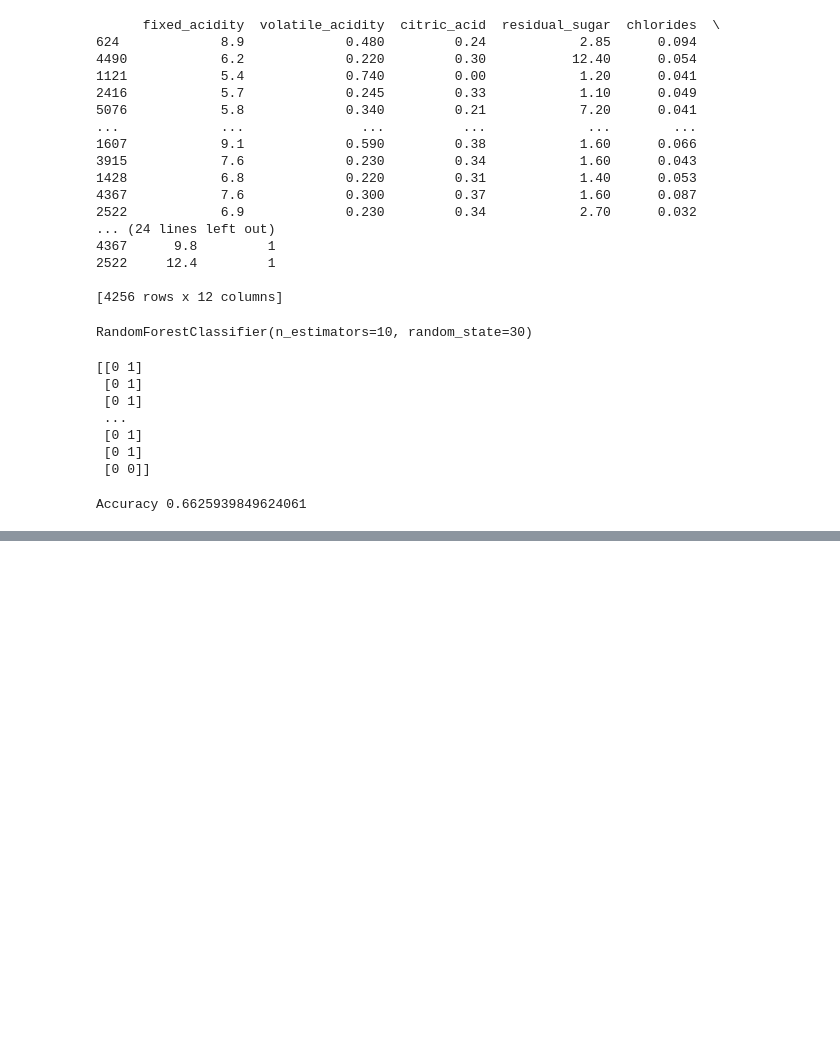
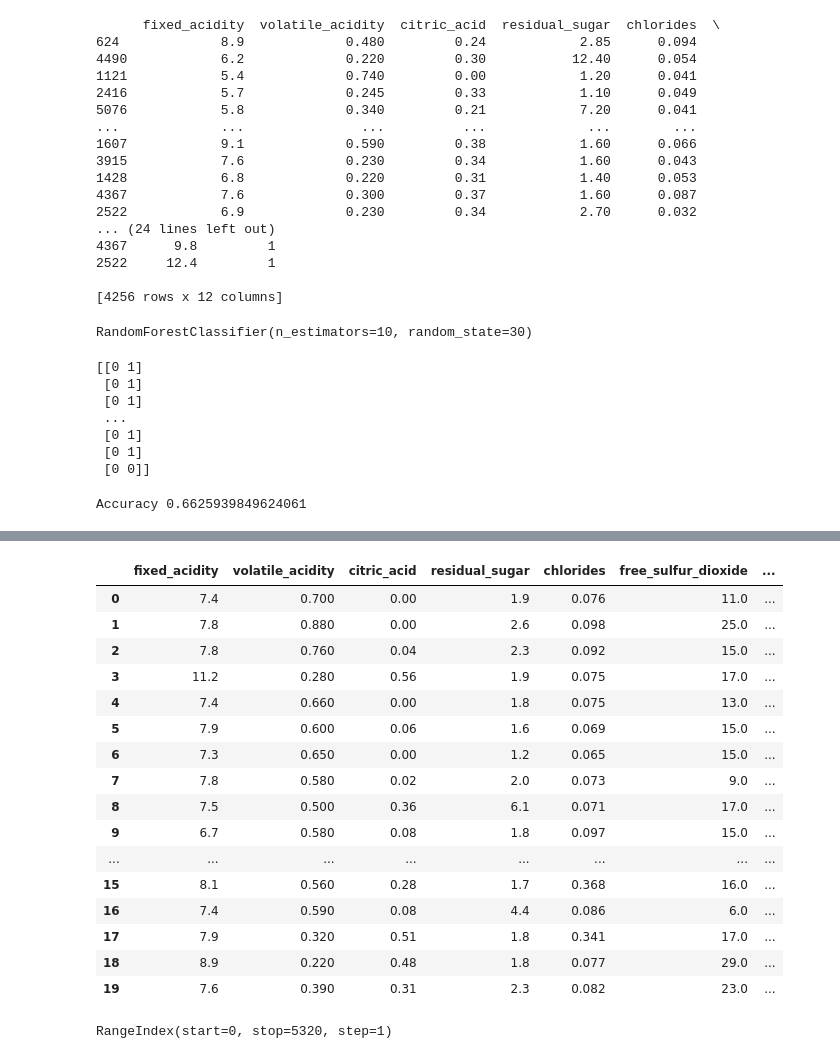
Before and after one commit to katybyte3000/Academy_Excercises, a Jupyter notebook: Project_02/sprint03/projekt02_sprint03_ML_wrongencoding.ipynb, the cells around one changed output, grey strips where cells are left out. Cells and saved outputs as stored; diff of their text form; code cells hidden in the pictures; blank space fills up the shorter version.

```diff
--- a/Project_02/sprint03/projekt02_sprint03_ML_wine.ipynb
+++ b/Project_02/sprint03/projekt02_sprint03_ML_wrongencoding.ipynb
@@ -715,0 +738,24 @@ Accuracy 0.6625939849624061
+# %%
+winelist.head(20)
+# %% [output]
+|  | fixed_acidity | volatile_acidity | citric_acid | residual_sugar | chlorides | free_sulfur_dioxide | ... |
+| 0 | 7.4 | 0.700 | 0.00 | 1.9 | 0.076 | 11.0 | ... |
+| 1 | 7.8 | 0.880 | 0.00 | 2.6 | 0.098 | 25.0 | ... |
+| 2 | 7.8 | 0.760 | 0.04 | 2.3 | 0.092 | 15.0 | ... |
+| 3 | 11.2 | 0.280 | 0.56 | 1.9 | 0.075 | 17.0 | ... |
+| 4 | 7.4 | 0.660 | 0.00 | 1.8 | 0.075 | 13.0 | ... |
+| 5 | 7.9 | 0.600 | 0.06 | 1.6 | 0.069 | 15.0 | ... |
+| 6 | 7.3 | 0.650 | 0.00 | 1.2 | 0.065 | 15.0 | ... |
+| 7 | 7.8 | 0.580 | 0.02 | 2.0 | 0.073 | 9.0 | ... |
+| 8 | 7.5 | 0.500 | 0.36 | 6.1 | 0.071 | 17.0 | ... |
+| 9 | 6.7 | 0.580 | 0.08 | 1.8 | 0.097 | 15.0 | ... |
+| ... | ... | ... | ... | ... | ... | ... | ... |
+| 15 | 8.1 | 0.560 | 0.28 | 1.7 | 0.368 | 16.0 | ... |
+| 16 | 7.4 | 0.590 | 0.08 | 4.4 | 0.086 | 6.0 | ... |
+| 17 | 7.9 | 0.320 | 0.51 | 1.8 | 0.341 | 17.0 | ... |
+| 18 | 8.9 | 0.220 | 0.48 | 1.8 | 0.077 | 29.0 | ... |
+| 19 | 7.6 | 0.390 | 0.31 | 2.3 | 0.082 | 23.0 | ... |
+# %%
+print(winelist.index)
+# %% [output]
+RangeIndex(start=0, stop=5320, step=1)
```
Also changed, not shown: parts of 14 cells of this notebook, 2 other files.
